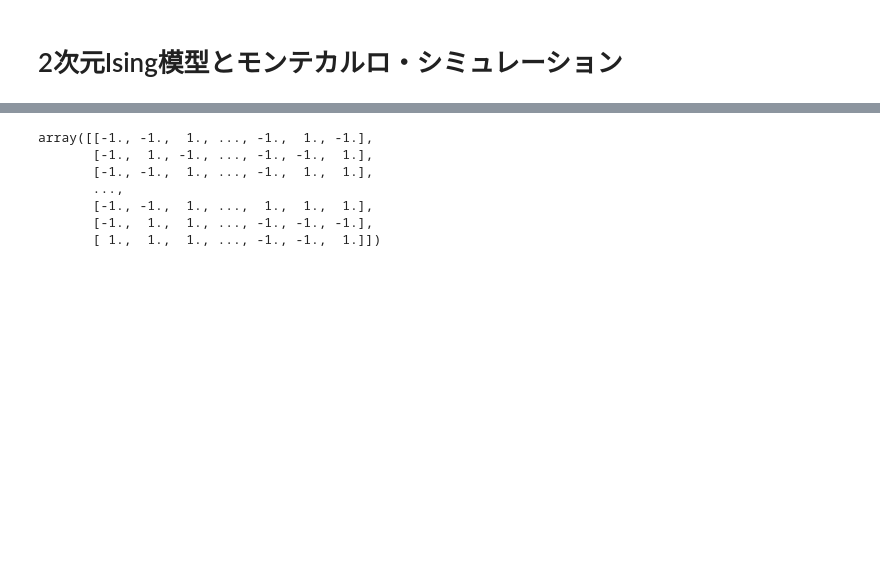
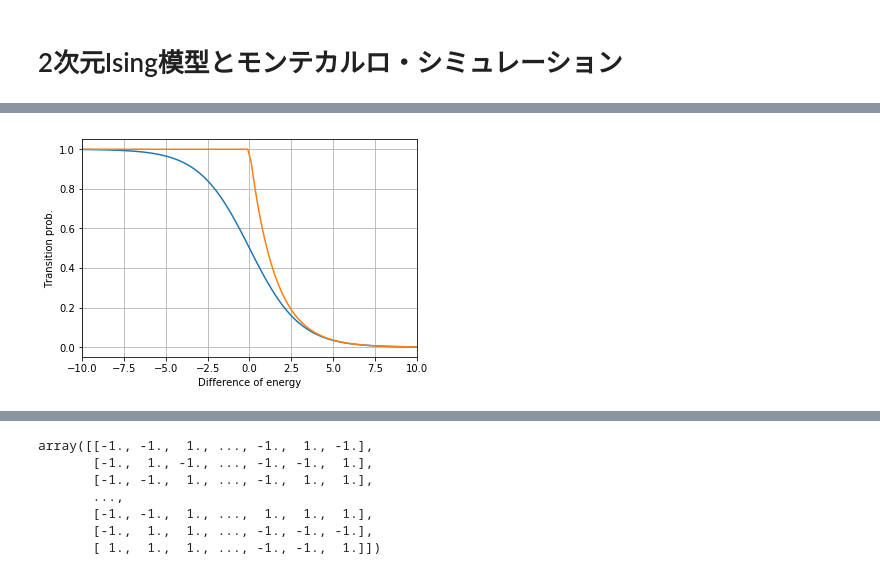
Before and after one commit to kumasaburou/num2019, a Jupyter notebook: src/Ising_MC/Ising2d_MC.ipynb, the cells around one changed output, grey strips where cells are left out. Drawn from its saved outputs; the diff is of its cells as text; code cells hidden in the pictures; blank space fills up the shorter version.

```diff
--- a/src/Ising_MC/Ising2d_MC.ipynb
+++ b/src/Ising_MC/Ising2d_MC.ipynb
@@ -310,0 +274,18 @@ $$
+# %%
+import numpy as np
+import matplotlib.pyplot as plt
+
+def comparing_trans_prob (temp):
+    fig, ax = plt.subplots()
+    x = np.linspace(-10, 10, 100)
+    ax.plot(x, np.exp(-x/2/temp)/(np.exp(-x/2/temp) +np.exp(x/2/temp)))
+    ax.plot(x, [min([1, np.exp(-i/temp)]) for i in x])
+    ax.grid(True)
+    ax.set_ylabel("Transition prob.")
+    ax.set_xlabel("Difference of energy")
+    plt.xlim(-10, 10)
+    plt.show()
+
+comparing_trans_prob(1.5)
+# %% [output]
+[figure, added]
```
Also changed, not shown: parts of 5 cells of this notebook.
